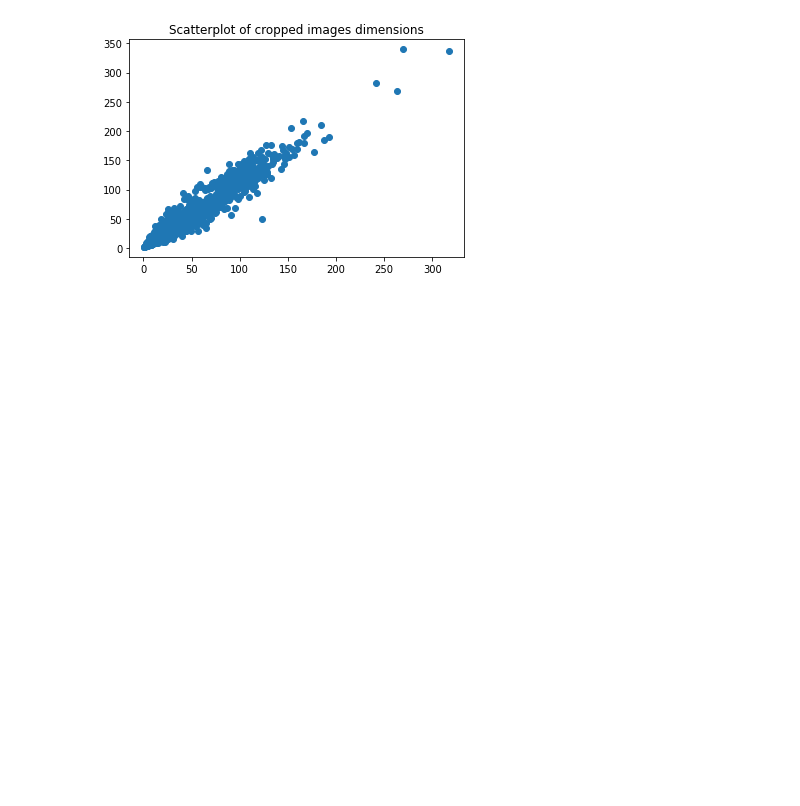
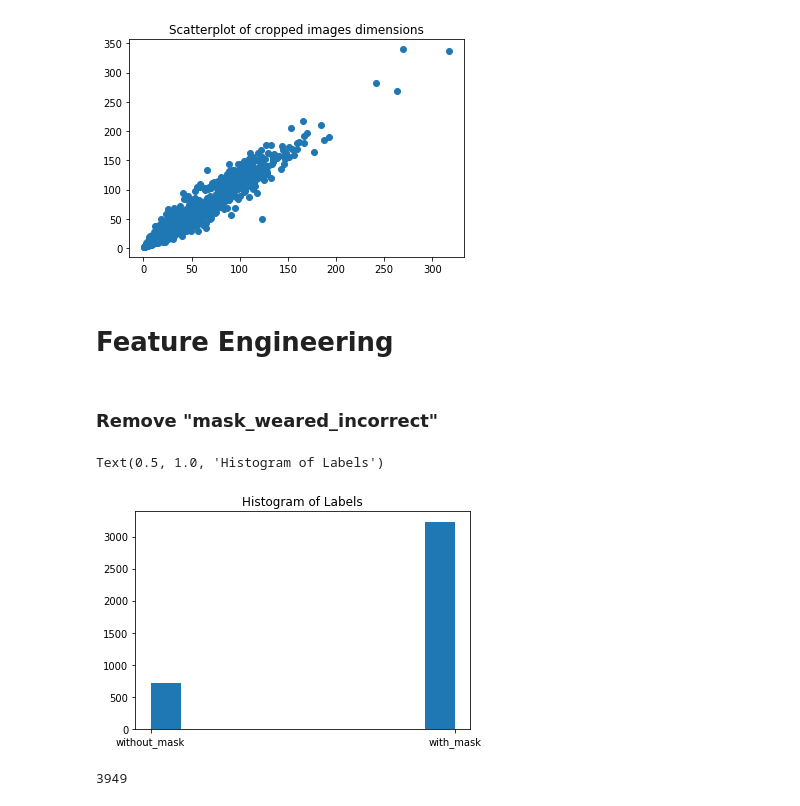
Before and after one commit to sysung/w207-final-project, a Jupyter notebook: main.ipynb, the cells around one changed output. Drawn from its saved outputs; the diff is of its cells as text; code cells hidden in the pictures; blank space fills up the shorter version.

```diff
--- a/eda.ipynb
+++ b/main.ipynb
@@ -122,4 +140,4 @@ for i in range(ncols):
 # %%
-annotations["x"] = annotations["xmax"] - annotations["xmin"]
-annotations["y"] = annotations["ymax"] - annotations["ymin"]
+annotations["crop_width"] = annotations["xmax"] - annotations["xmin"]
+annotations["crop_height"] = annotations["ymax"] - annotations["ymin"]
 # %%
@@ -128,3 +146,19 @@ plt.title("Scatterplot of cropped images dimensions")
 # %% [output]
 Text(0.5, 1.0, 'Scatterplot of cropped images dimensions')
 [figure]
+# %% [markdown]
+# Feature Engineering
+# %% [markdown]
+### Remove "mask_weared_incorrect"
+# %%
+annotations = annotations.drop(annotations[annotations["label"] == "mask_weared_incorrect"].index).reset_index()
+
+plt.hist(annotations["label"])
+plt.title("Histogram of Labels")
+# %% [output]
+Text(0.5, 1.0, 'Histogram of Labels')
+[figure, added]
+# %%
+len(annotations)
+# %% [output]
+3949
```
Also changed, not shown: parts of 18 cells of this notebook.
